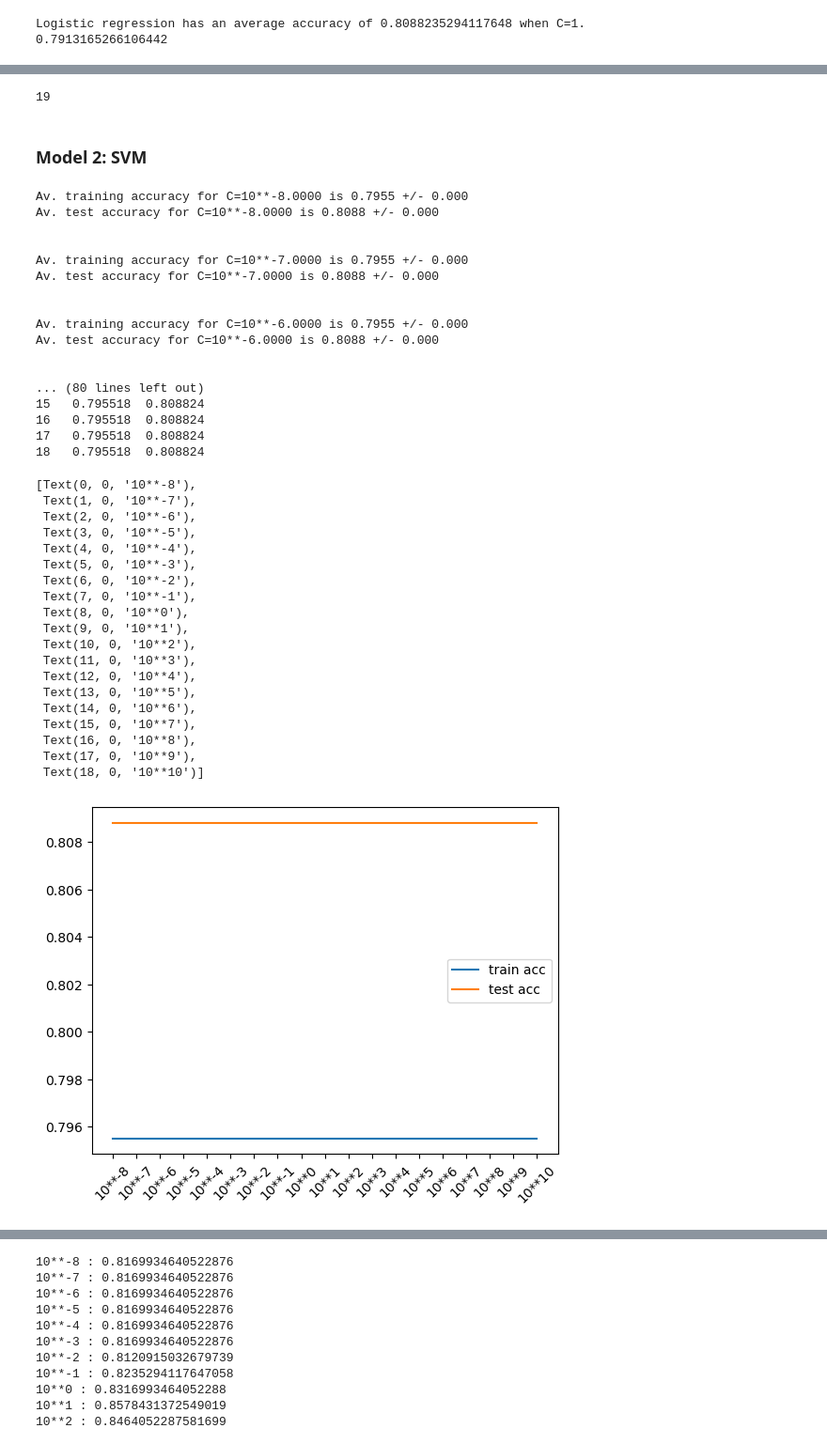
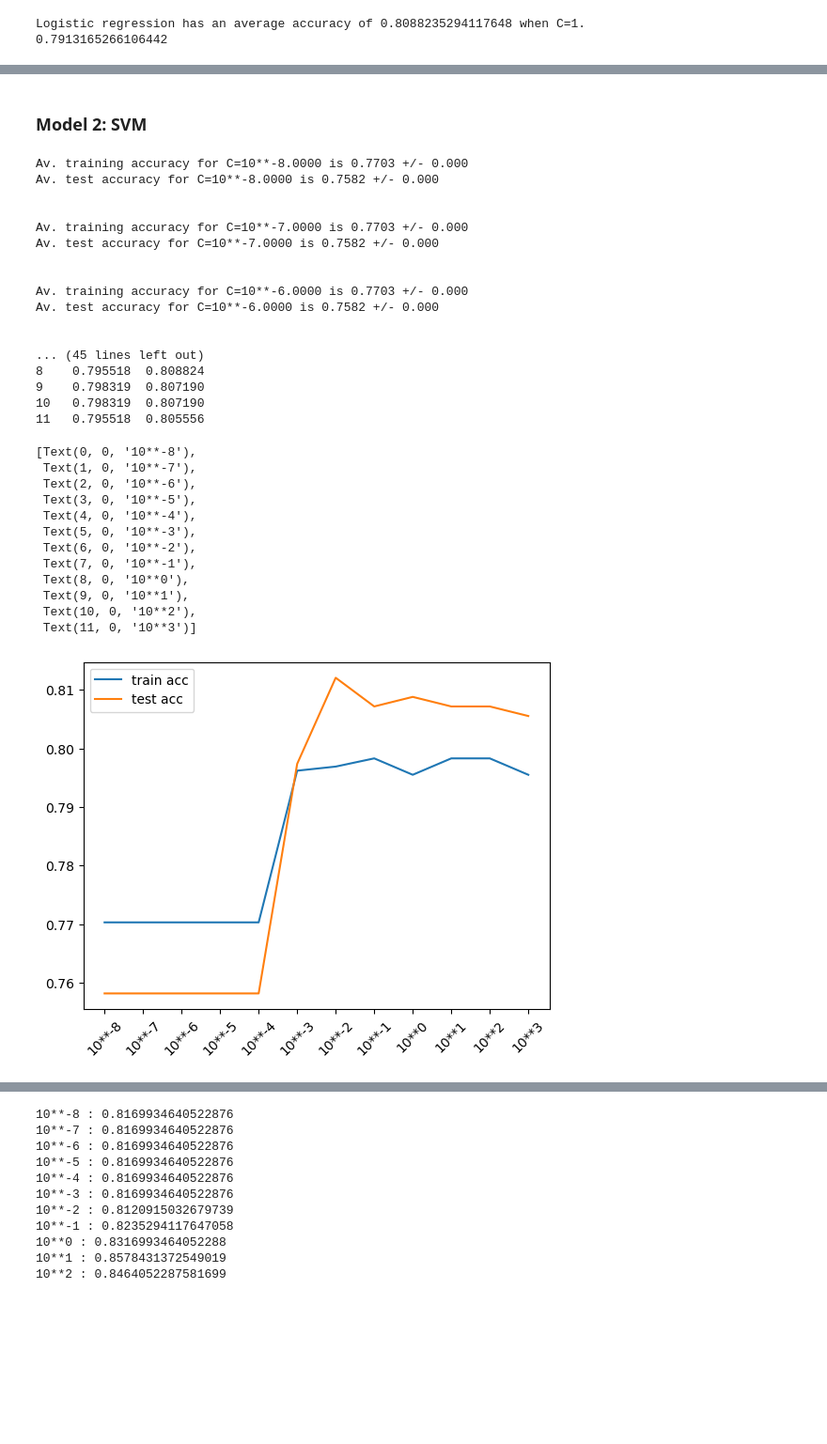
Before and after one commit to noramik/DAT200-V23, a Jupyter notebook: CA3/CA3.ipynb, the cells around one changed output, grey strips where cells are left out. Shown at 94% size. Drawn from its saved outputs; the diff is of its cells as text; code cells hidden in the pictures; blank space fills up the shorter version.

```diff
--- a/CA3/CA3.ipynb
+++ b/CA3/CA3.ipynb
@@ -200,12 +172,8 @@ print(len(acc_train_list))
-# %%
-print(len(crange))
-# %% [output]
-19
 # %% [markdown]
 ### Model 2: SVM
 # %%
 # Linear SVM
-crange = np.arange(-8, 11)
+crange = np.arange(-8, 4)
 
 allTrainAcc = []
 allTestAcc = []
@@ -213,7 +181,7 @@ for c in crange:
     acc_train_list = []
     acc_test_list = []
     for rs in range(1, 10):
-        svm = SVC(kernel='linear', C=1.0, random_state=1)
+        svm = SVC(kernel='linear', C=10.**c, random_state=rs)
         svm.fit(X_train_sc, y_train)
         svm.score(X_test_sc, y_test)
 
@@ -238,51 +206,44 @@ for c in crange:
     allTestAcc.append(accTest_aver)
 
 # Construct pandas dataframe from lists with accuracies
 accuracies = {'train acc':allTrainAcc, 'test acc':allTestAcc}
 acc_df = pd.DataFrame(data=accuracies)
 print(acc_df)
 # Add column holding strings indicating value of C. Needed for xticks lables
 acc_df['C'] = ['10**{0}'.format(c) for c in crange]
 
 # Plot columns acc train and acc test. Define xticks lables
 ax = acc_df.plot(xticks=acc_df.index, rot=45)
 ax.set_xticklabels(acc_df.C)
 # %% [output]
-Av. training accuracy for C=10**-8.0000 is 0.7955 +/- 0.000
-Av. test accuracy for C=10**-8.0000 is 0.8088 +/- 0.000
+Av. training accuracy for C=10**-8.0000 is 0.7703 +/- 0.000
+Av. test accuracy for C=10**-8.0000 is 0.7582 +/- 0.000
 
 
-Av. training accuracy for C=10**-7.0000 is 0.7955 +/- 0.000
-Av. test accuracy for C=10**-7.0000 is 0.8088 +/- 0.000
+Av. training accuracy for C=10**-7.0000 is 0.7703 +/- 0.000
+Av. test accuracy for C=10**-7.0000 is 0.7582 +/- 0.000
 
 
-Av. training accuracy for C=10**-6.0000 is 0.7955 +/- 0.000
-Av. test accuracy for C=10**-6.0000 is 0.8088 +/- 0.000
+Av. training accuracy for C=10**-6.0000 is 0.7703 +/- 0.000
+Av. test accuracy for C=10**-6.0000 is 0.7582 +/- 0.000
 
 
-... (80 lines left out)
-15   0.795518  0.808824
-16   0.795518  0.808824
-17   0.795518  0.808824
-18   0.795518  0.808824
+... (45 lines left out)
+8    0.795518  0.808824
+9    0.798319  0.807190
+10   0.798319  0.807190
+11   0.795518  0.805556
 [Text(0, 0, '10**-8'),
  Text(1, 0, '10**-7'),
  Text(2, 0, '10**-6'),
  Text(3, 0, '10**-5'),
  Text(4, 0, '10**-4'),
  Text(5, 0, '10**-3'),
  Text(6, 0, '10**-2'),
  Text(7, 0, '10**-1'),
  Text(8, 0, '10**0'),
  Text(9, 0, '10**1'),
  Text(10, 0, '10**2'),
- Text(11, 0, '10**3'),
- Text(12, 0, '10**4'),
- Text(13, 0, '10**5'),
- Text(14, 0, '10**6'),
- Text(15, 0, '10**7'),
- Text(16, 0, '10**8'),
- Text(17, 0, '10**9'),
- Text(18, 0, '10**10')]
+ Text(11, 0, '10**3')]
-[figure, old version]
+[figure, new version]
 # %%
```
Also changed, not shown: parts of 19 cells of this notebook.
